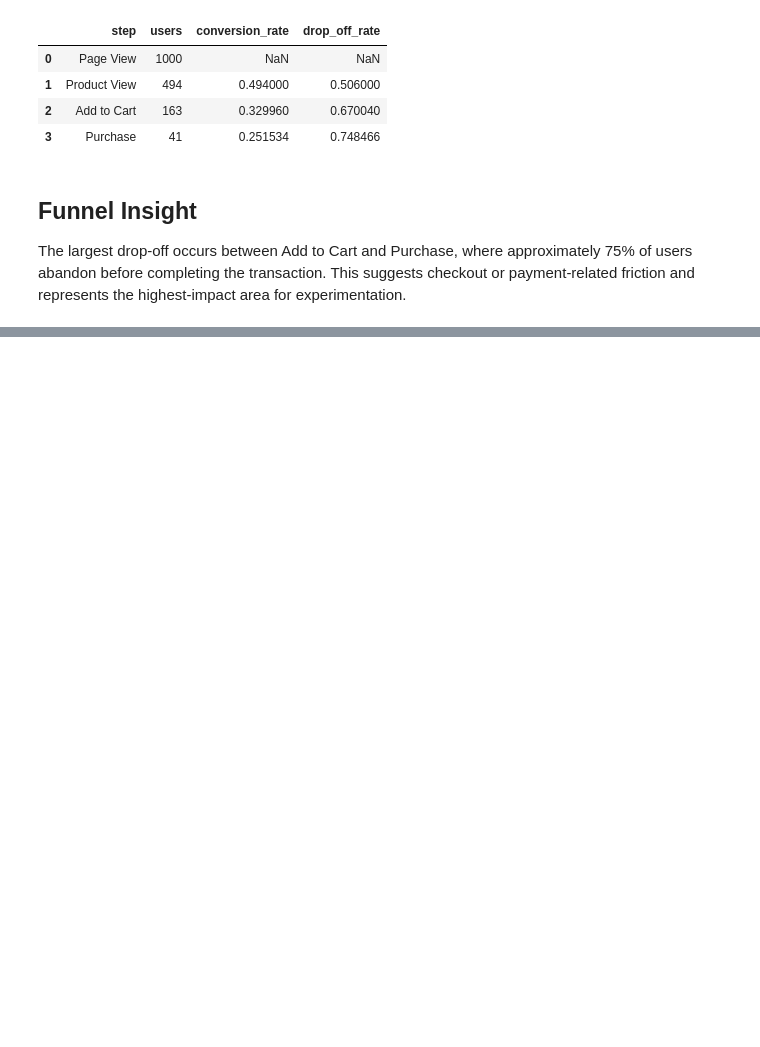
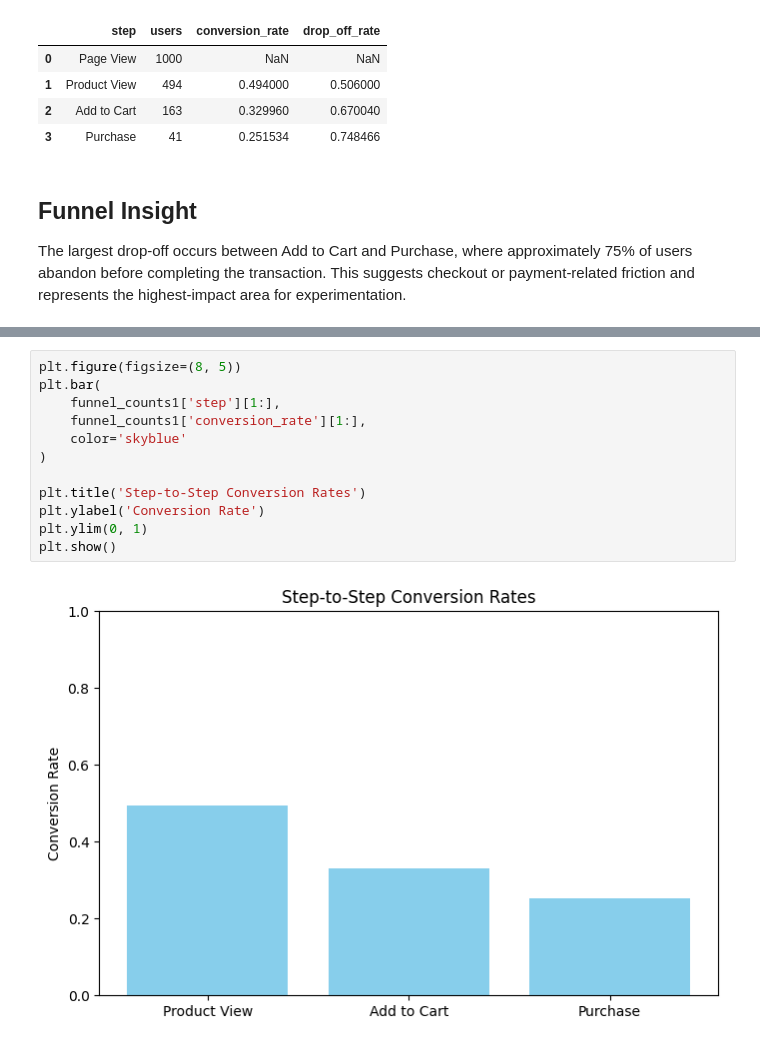
Before and after one commit to BoiDrew/product-funnel-experiment-analysis, a Jupyter notebook: notebooks/funnel_analysis.ipynb, the cells around one changed output, grey strips where cells are left out. Saved outputs shown, nothing was run; the diff lists cells and outputs as text; blank space fills up the shorter version.

```diff
--- a/notebooks/funnel_analysis.ipynb
+++ b/notebooks/funnel_analysis.ipynb
@@ -267,0 +299,14 @@ The largest drop-off occurs between Add to Cart and Purchase, where approximatel
+# %%
+plt.figure(figsize=(8, 5))
+plt.bar(
+    funnel_counts1['step'][1:],
+    funnel_counts1['conversion_rate'][1:],
+    color='skyblue'
+)
+
+plt.title('Step-to-Step Conversion Rates')
+plt.ylabel('Conversion Rate')
+plt.ylim(0, 1)
+plt.show()
+# %% [output]
+[figure, added]
```
Also changed, not shown: parts of 12 cells of this notebook.
